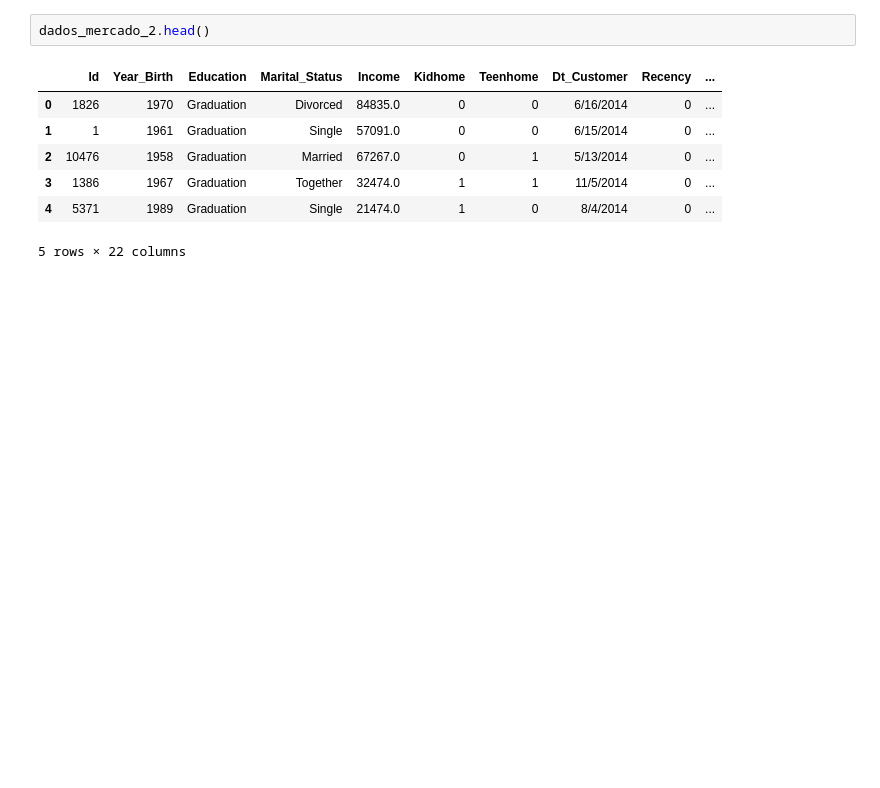
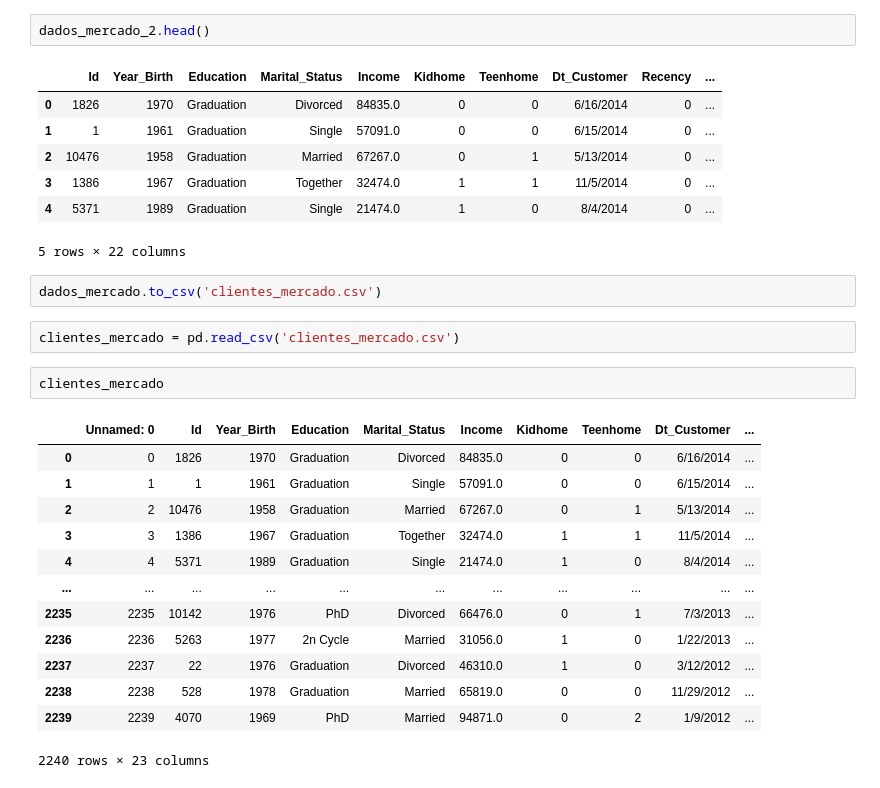
Before and after one commit to 21seya/Analise_dados_mercado, a Jupyter notebook: dados_mercado.ipynb, the cells around one changed output. Cells and saved outputs as stored; diff of their text form; blank space fills up the shorter version.

```diff
--- a/dados_mercado.ipynb
+++ b/dados_mercado.ipynb
@@ -56,3 +56,23 @@ dados_mercado_2.head()
 | 3 | 1386 | 1967 | Graduation | Together | 32474.0 | 1 | 1 | 11/5/2014 | 0 | ... |
 | 4 | 5371 | 1989 | Graduation | Single | 21474.0 | 1 | 0 | 8/4/2014 | 0 | ... |
 5 rows × 22 columns
+# %%
+dados_mercado.to_csv('clientes_mercado.csv')
+# %%
+clientes_mercado = pd.read_csv('clientes_mercado.csv')
+# %%
+clientes_mercado
+# %% [output]
+|  | Unnamed: 0 | Id | Year_Birth | Education | Marital_Status | Income | Kidhome | Teenhome | Dt_Customer | ... |
+| 0 | 0 | 1826 | 1970 | Graduation | Divorced | 84835.0 | 0 | 0 | 6/16/2014 | ... |
+| 1 | 1 | 1 | 1961 | Graduation | Single | 57091.0 | 0 | 0 | 6/15/2014 | ... |
+| 2 | 2 | 10476 | 1958 | Graduation | Married | 67267.0 | 0 | 1 | 5/13/2014 | ... |
+| 3 | 3 | 1386 | 1967 | Graduation | Together | 32474.0 | 1 | 1 | 11/5/2014 | ... |
+| 4 | 4 | 5371 | 1989 | Graduation | Single | 21474.0 | 1 | 0 | 8/4/2014 | ... |
+| ... | ... | ... | ... | ... | ... | ... | ... | ... | ... | ... |
+| 2235 | 2235 | 10142 | 1976 | PhD | Divorced | 66476.0 | 0 | 1 | 7/3/2013 | ... |
+| 2236 | 2236 | 5263 | 1977 | 2n Cycle | Married | 31056.0 | 1 | 0 | 1/22/2013 | ... |
+| 2237 | 2237 | 22 | 1976 | Graduation | Divorced | 46310.0 | 1 | 0 | 3/12/2012 | ... |
+| 2238 | 2238 | 528 | 1978 | Graduation | Married | 65819.0 | 0 | 0 | 11/29/2012 | ... |
+| 2239 | 2239 | 4070 | 1969 | PhD | Married | 94871.0 | 0 | 2 | 1/9/2012 | ... |
+2240 rows × 23 columns
```
Also changed, not shown: 1 other file.
